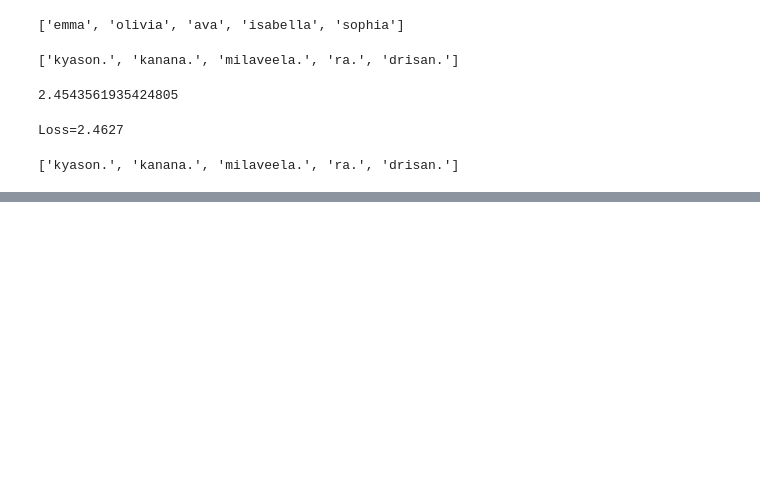
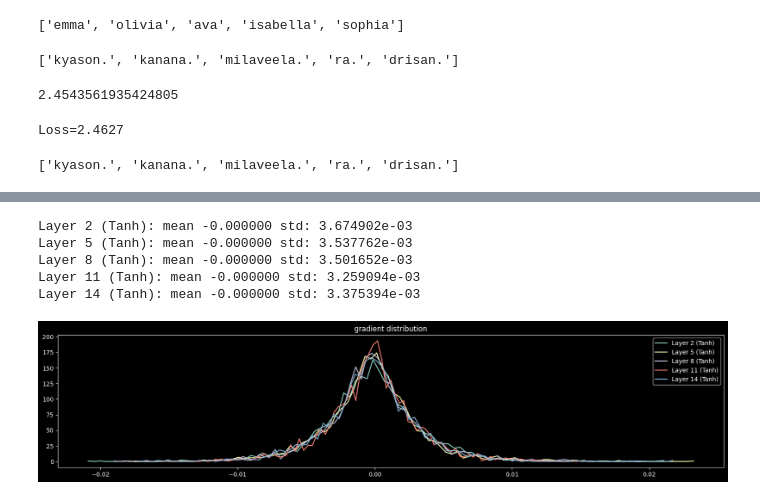
Before and after one commit to radupetrisel/makemore, a Jupyter notebook: sample.ipynb, the cells around one changed output, grey strips where cells are left out. Drawn from its saved outputs; the diff is of its cells as text; code cells hidden in the pictures; blank space fills up the shorter version.

```diff
--- a/sample.ipynb
+++ b/sample.ipynb
@@ -202,0 +154,9 @@ vtarlys.
+# %%
+H.gradient_distribution(layers)
+# %% [output]
+Layer 2 (Tanh): mean -0.000000 std: 3.674902e-03
+Layer 5 (Tanh): mean -0.000000 std: 3.537762e-03
+Layer 8 (Tanh): mean -0.000000 std: 3.501652e-03
+Layer 11 (Tanh): mean -0.000000 std: 3.259094e-03
+Layer 14 (Tanh): mean -0.000000 std: 3.375394e-03
+[figure, added]
```
Also changed, not shown: parts of 14 cells of this notebook, 1 other file.
